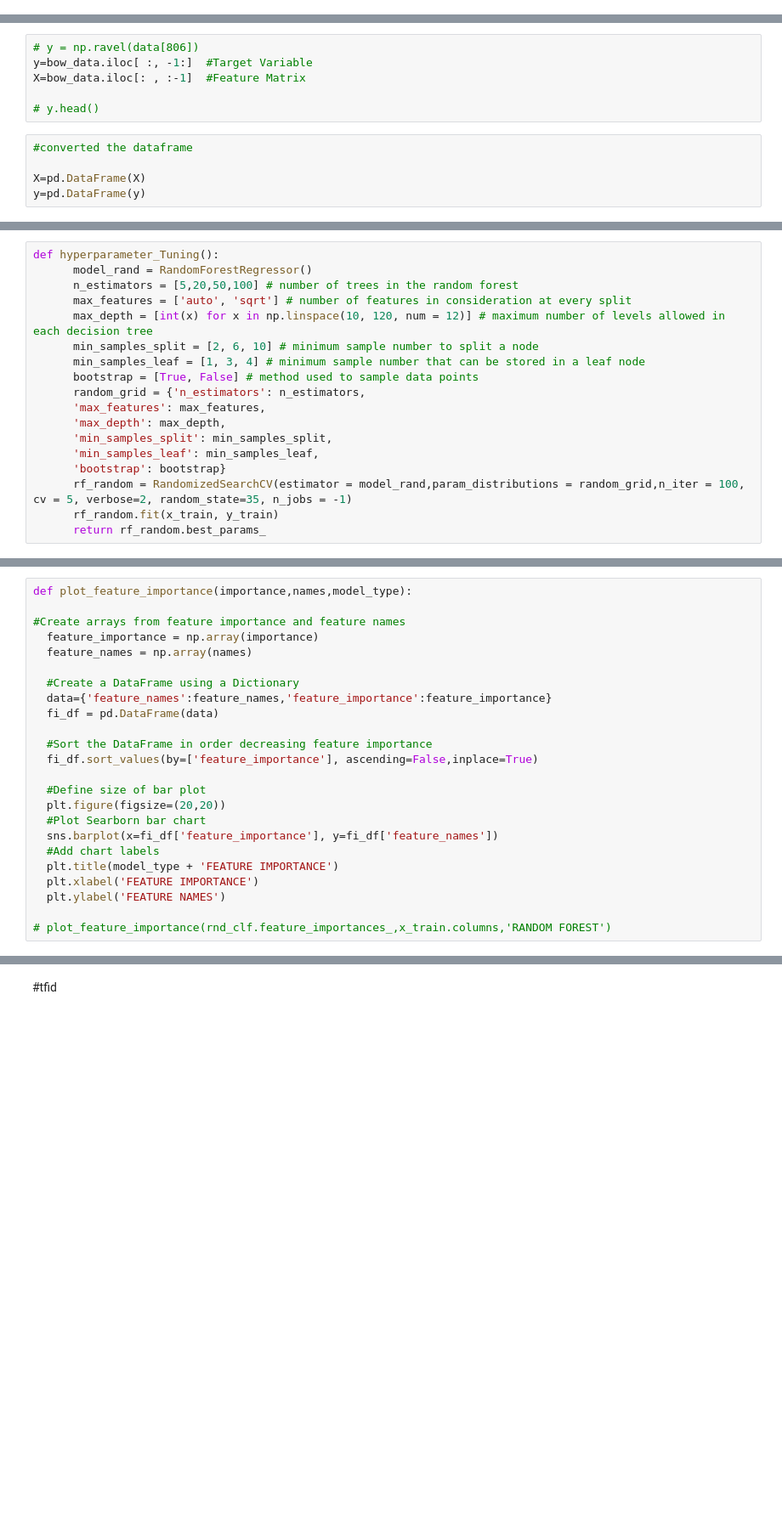
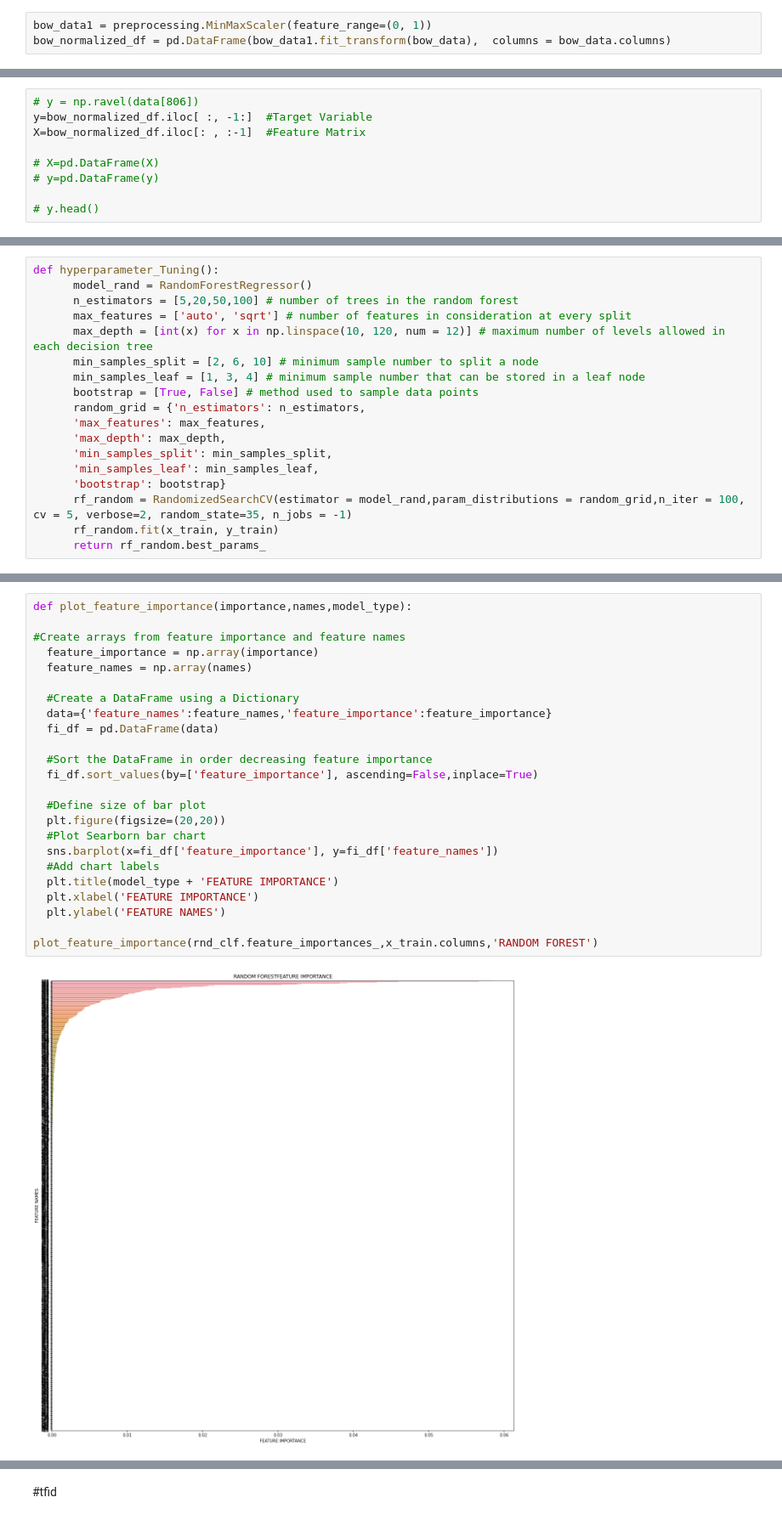
Before and after one commit to Zarmina97/NLP-project-, a Jupyter notebook: Models/RandomForest.ipynb, the cells around one changed output, grey strips where cells are left out. Shown: that part at 85% size. Drawn from its saved outputs; the diff is of its cells as text; blank space fills up the shorter version.

```diff
--- a/Models/RandomForest.ipynb
+++ b/Models/RandomForest.ipynb
@@ -57,13 +77,14 @@ bow_data=data
+# %%
+bow_data1 = preprocessing.MinMaxScaler(feature_range=(0, 1))
+bow_normalized_df = pd.DataFrame(bow_data1.fit_transform(bow_data),  columns = bow_data.columns)
 # %% [markdown]
 #bow
 # %%
 # y = np.ravel(data[806])
-y=bow_data.iloc[ :, -1:]  #Target Variable
-X=bow_data.iloc[: , :-1]  #Feature Matrix
+y=bow_normalized_df.iloc[ :, -1:]  #Target Variable
+X=bow_normalized_df.iloc[: , :-1]  #Feature Matrix
+
+# X=pd.DataFrame(X)
+# y=pd.DataFrame(y)
 
 # y.head()
-# %%
-#converted the dataframe
-
-X=pd.DataFrame(X)
-y=pd.DataFrame(y)
@@ -94,24 +168,26 @@ y_pred_rnd_clf = rnd_clf.predict(x_test)
 # %%
 def plot_feature_importance(importance,names,model_type):
 
 #Create arrays from feature importance and feature names
   feature_importance = np.array(importance)
   feature_names = np.array(names)
 
   #Create a DataFrame using a Dictionary
   data={'feature_names':feature_names,'feature_importance':feature_importance}
   fi_df = pd.DataFrame(data)
 
   #Sort the DataFrame in order decreasing feature importance
   fi_df.sort_values(by=['feature_importance'], ascending=False,inplace=True)
 
   #Define size of bar plot
   plt.figure(figsize=(20,20))
   #Plot Searborn bar chart
   sns.barplot(x=fi_df['feature_importance'], y=fi_df['feature_names'])
   #Add chart labels
   plt.title(model_type + 'FEATURE IMPORTANCE')
   plt.xlabel('FEATURE IMPORTANCE')
   plt.ylabel('FEATURE NAMES')
 
-# plot_feature_importance(rnd_clf.feature_importances_,x_train.columns,'RANDOM FOREST')
+plot_feature_importance(rnd_clf.feature_importances_,x_train.columns,'RANDOM FOREST')
+# %% [output]
+[figure, added]
```
Also changed, not shown: parts of 33 cells of this notebook, 2 other files.
